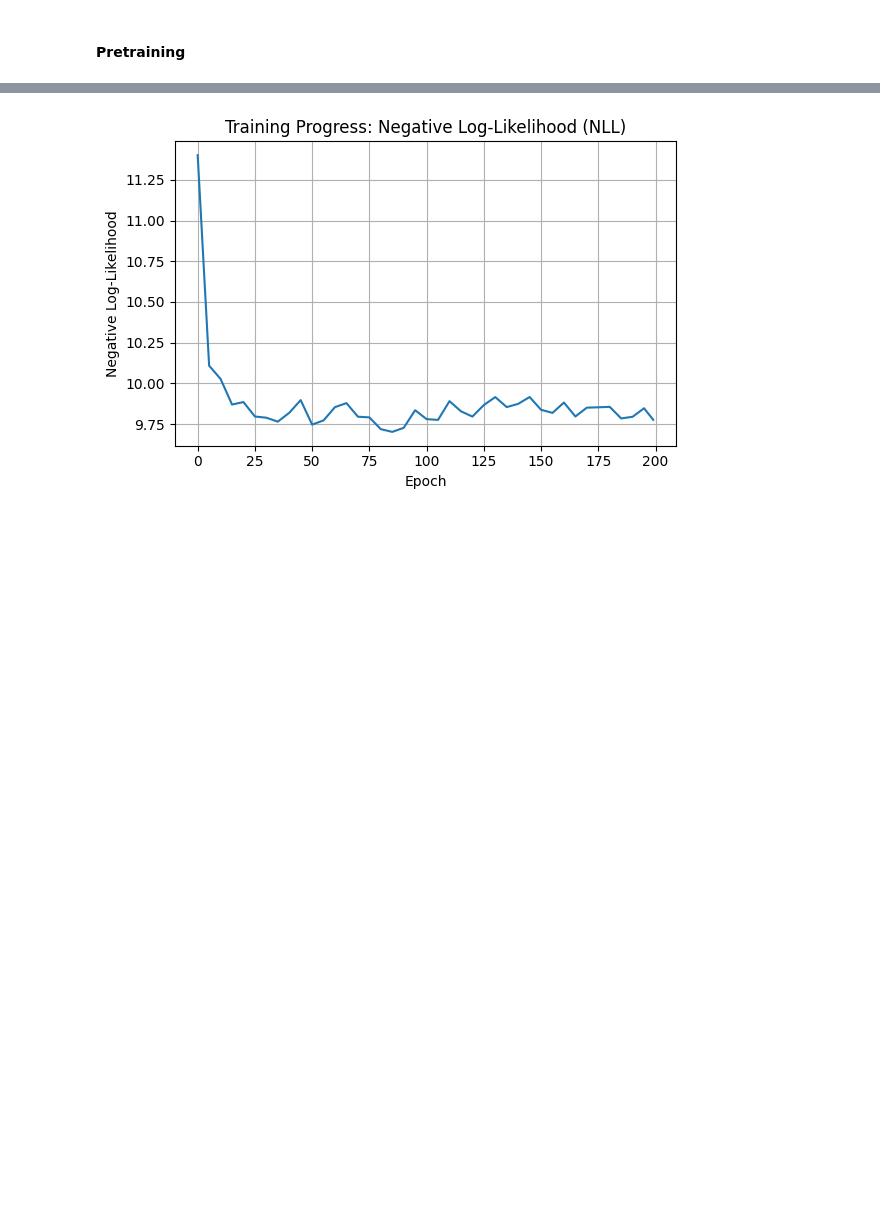
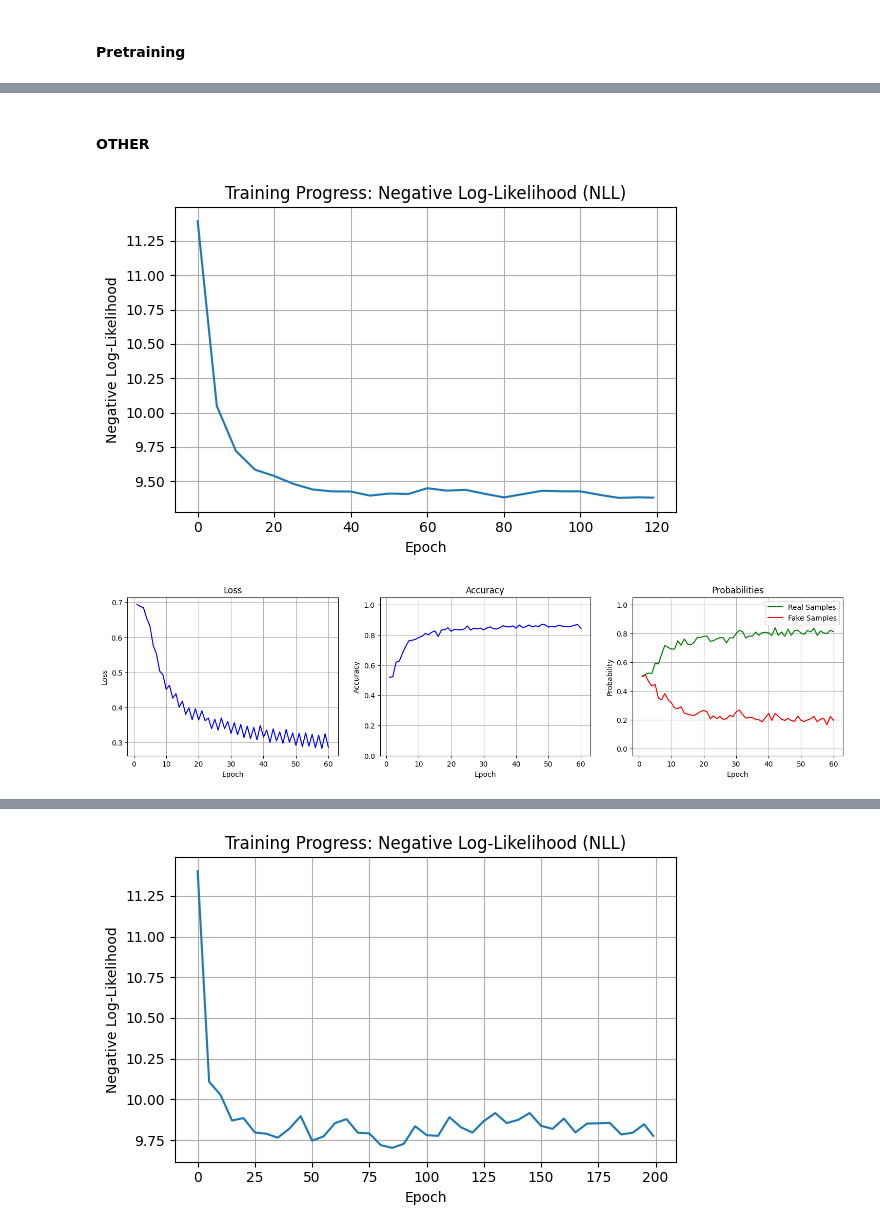
Before and after one commit to FrensiZ/SeqGAN, a Jupyter notebook: SeqGAN_NEW.ipynb, the cells around one changed output, grey strips where cells are left out. Drawn from its saved outputs; the diff is of its cells as text; code cells hidden in the pictures; blank space fills up the shorter version.

```diff
--- a/SeqGAN_NEW.ipynb
+++ b/SeqGAN_NEW.ipynb
@@ -612,0 +895,8 @@ Discriminator pretraining finished!
+# %% [markdown]
+#### OTHER
+# %%
+plot_generator_training("generator_train.txt")
+plot_discriminator_training('discriminator_pretrain.txt')
+# %% [output]
+[figure, added]
+[figure, added]
```
Also changed, not shown: parts of 18 cells of this notebook, 5 other files.
